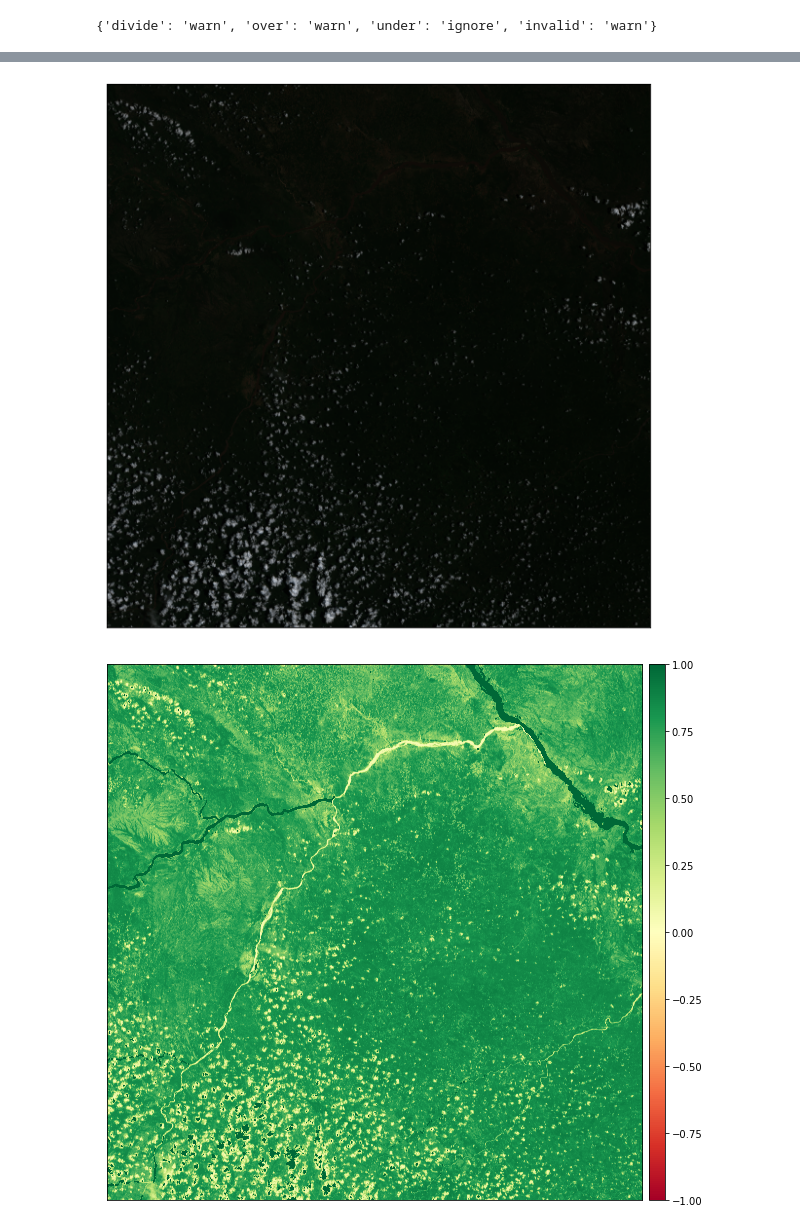
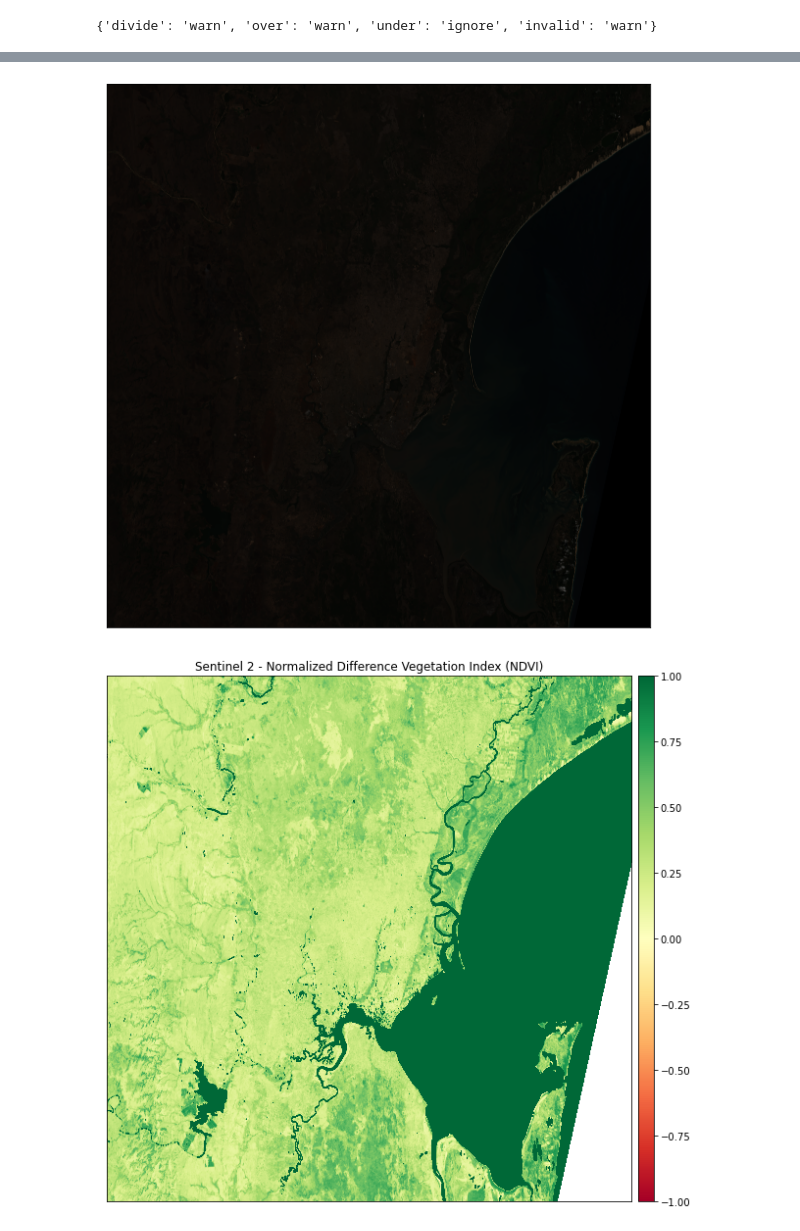
Before and after one commit to bright-aimable/teambright-aimable, a Jupyter notebook: ImageryExplorationMozambique.ipynb, the cells around one changed output, grey strips where cells are left out. Cells and saved outputs as stored; diff of their text form; code cells hidden in the pictures.

Commit message:
Add files via upload
NDVI exploration
1. NDVI map
2. Timeseries of the ndvi

```diff
--- a/ImageryExplorationMozambique.ipynb
+++ b/ImageryExplorationMozambique.ipynb
@@ -21,7 +23,7 @@ np.seterr(divide='ignore', invalid='ignore')
 {'divide': 'warn', 'over': 'warn', 'under': 'ignore', 'invalid': 'warn'}
 # %%
 
-sentinel_bands = glob(r"C:\Users\bright\Desktop\aim_ishango\data\R10m\*B?*.jp2")
+sentinel_bands = glob(r"C:\Users\bright\Desktop\aim_ishango\data\IMG_DATA\R10m\*B?*.jp2")
 
 sentinel_bands.sort()
 
@@ -46,16 +48,17 @@ plt.show()
 rgb = ep.plot_rgb(stackBand, rgb=(2,1,0), figsize=(10,16))
 plt.show()
 # %% [output]
-[figure, old version]
+[figure, new version]
 # %%
 #NDVI of the area, Vlaues close to 1 showing vegetation such as crops
+titles = ["Sentinel 2 - Normalized Difference Vegetation Index (NDVI)"]
 ndvi = es.normalized_diff(stackBand[3], stackBand[2])
 
-ep.plot_bands(ndvi, cmap="RdYlGn", cols=1, vmin=-1, vmax=1, figsize=(10, 14))
+ep.plot_bands(ndvi, cmap="RdYlGn", cols=1, title=titles, vmin=-1, vmax=1, figsize=(10, 14))
 
 plt.show()
 # %% [output]
-[figure, old version]
+[figure, new version]
 # %%
 #Visible Atmospherically Resistant Index, Emphasis on vegetaion while mitigating atmospheric and illumination effects
 #vari = (green-red)/(green + red - blue)
```
Also changed, not shown: parts of 12 cells of this notebook.
